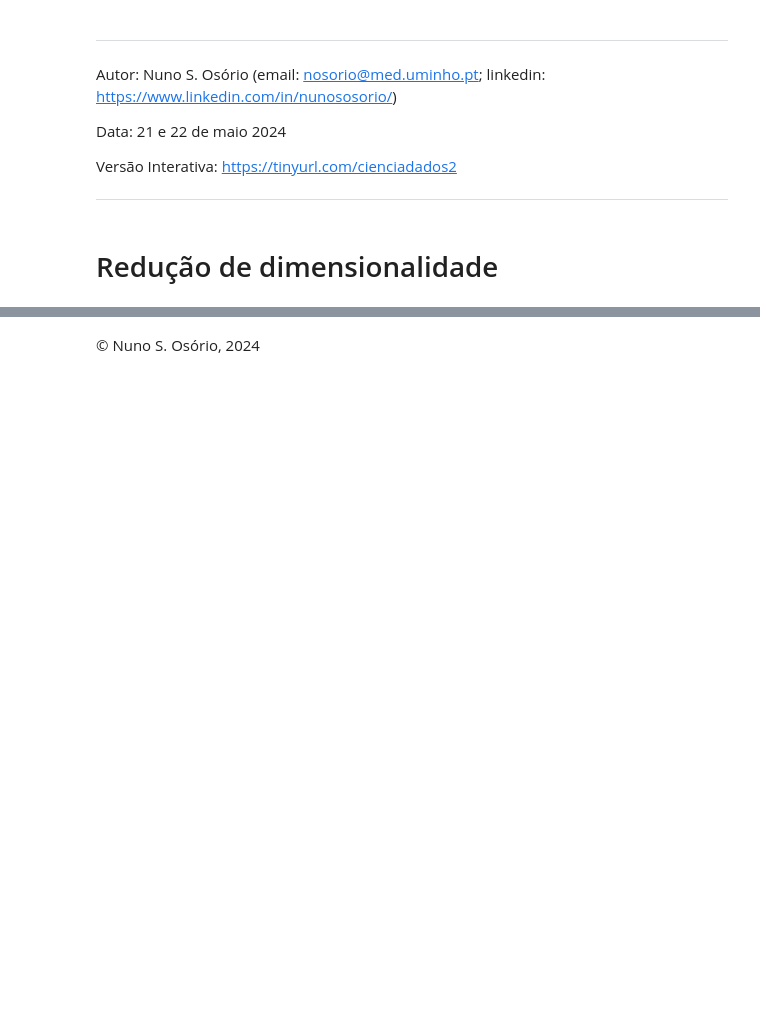
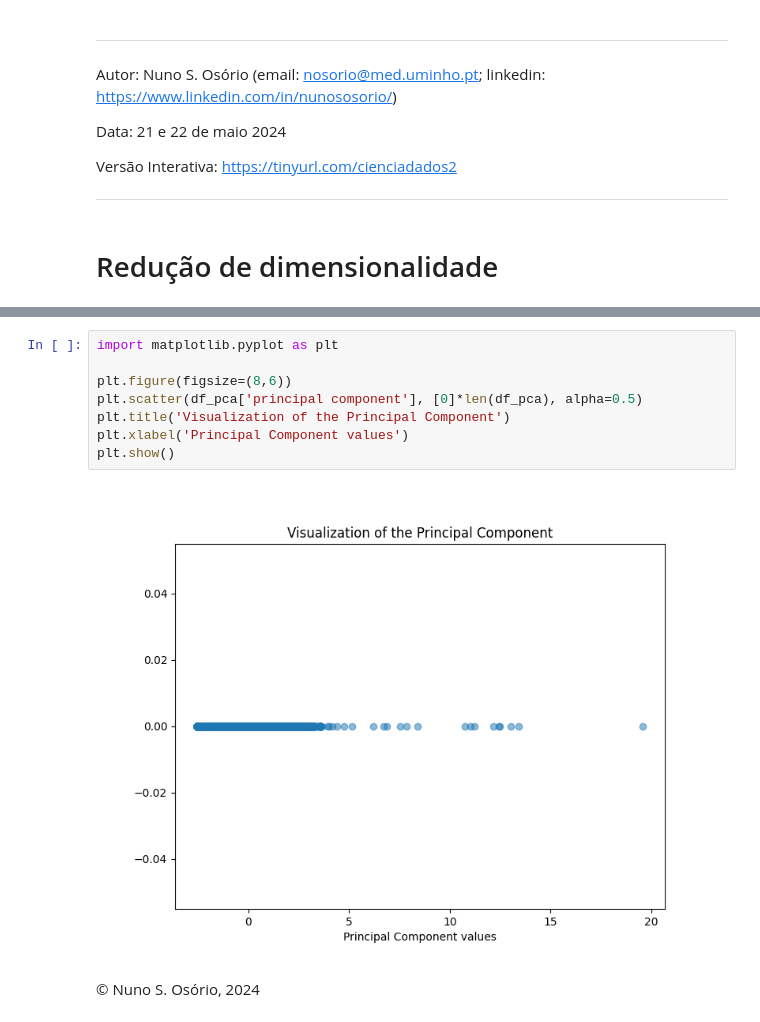
Before and after one commit to nunososorio/medicaldatascience, a Jupyter notebook: dataproc_c2.ipynb, the cells around one changed output, grey strips where cells are left out. Cells and saved outputs as stored; diff of their text form; blank space fills up the shorter version.

```diff
--- a/dataproc_c2.ipynb
+++ b/dataproc_c2.ipynb
@@ -32,2 +98,12 @@ display(HTML(iframe_code))
+# %%
+import matplotlib.pyplot as plt
+
+plt.figure(figsize=(8,6))
+plt.scatter(df_pca['principal component'], [0]*len(df_pca), alpha=0.5)
+plt.title('Visualization of the Principal Component')
+plt.xlabel('Principal Component values')
+plt.show()
+# %% [output]
+[figure, added]
 # %% [markdown]
 © Nuno S. Osório, 2024
```
Also changed, not shown: parts of 5 cells of this notebook.
